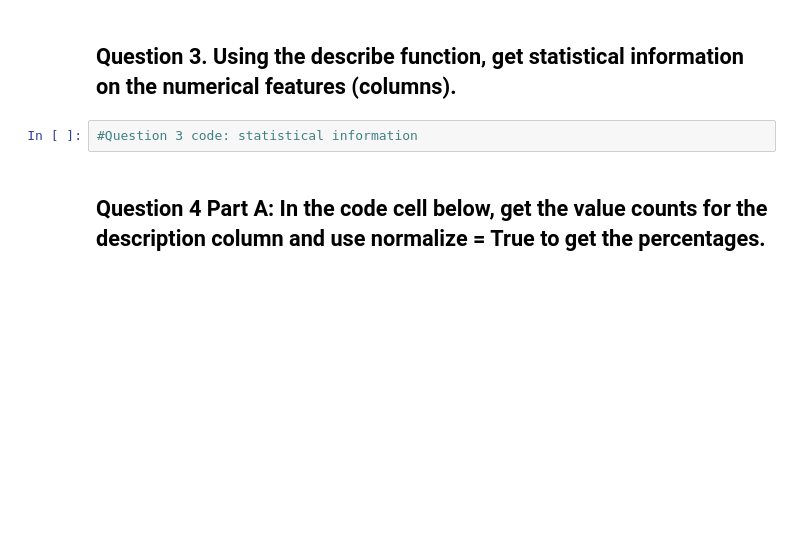
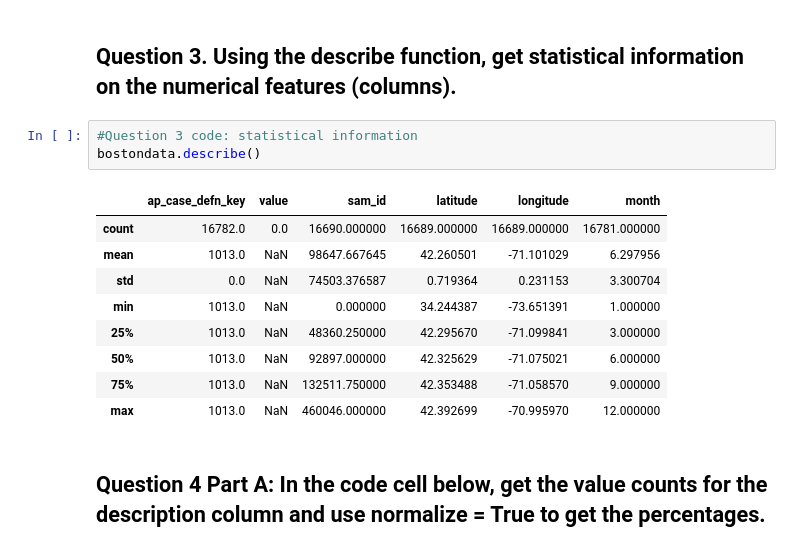
Before and after one commit to oscarno22/boston-data, a Jupyter notebook: Boston_Data_Exploration.ipynb, the cells around one changed output. Cells and saved outputs as stored; diff of their text form; blank space fills up the shorter version.

```diff
--- a/Boston_Data_Exploration.ipynb
+++ b/Boston_Data_Exploration.ipynb
@@ -45,6 +106,17 @@ bostondata.info()
 ## Question 3. Using the describe function, get statistical information on the numerical features (columns).
 # %%
 #Question 3 code: statistical information
+bostondata.describe()
+# %% [output]
+|  | ap_case_defn_key | value | sam_id | latitude | longitude | month |
+| count | 16782.0 | 0.0 | 16690.000000 | 16689.000000 | 16689.000000 | 16781.000000 |
+| mean | 1013.0 | NaN | 98647.667645 | 42.260501 | -71.101029 | 6.297956 |
+| std | 0.0 | NaN | 74503.376587 | 0.719364 | 0.231153 | 3.300704 |
+| min | 1013.0 | NaN | 0.000000 | 34.244387 | -73.651391 | 1.000000 |
+| 25% | 1013.0 | NaN | 48360.250000 | 42.295670 | -71.099841 | 3.000000 |
+| 50% | 1013.0 | NaN | 92897.000000 | 42.325629 | -71.075021 | 6.000000 |
+| 75% | 1013.0 | NaN | 132511.750000 | 42.353488 | -71.058570 | 9.000000 |
+| max | 1013.0 | NaN | 460046.000000 | 42.392699 | -70.995970 | 12.000000 |
 # %% [markdown]
 ## Question 4 Part A: In the code cell below, get the value counts for the description column and use normalize = True to get the percentages.
 # %%
```
Also changed, not shown: parts of 13 cells of this notebook.
